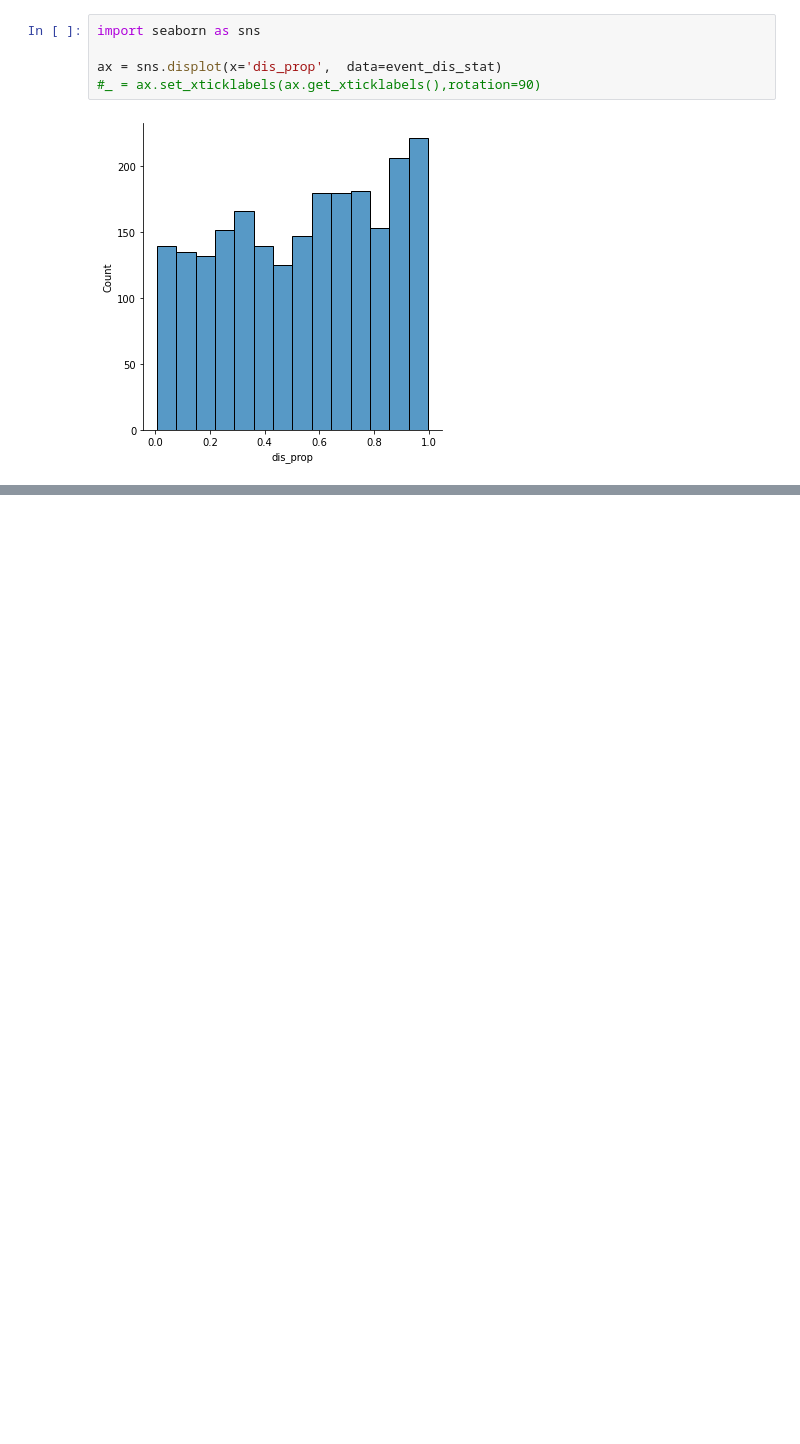
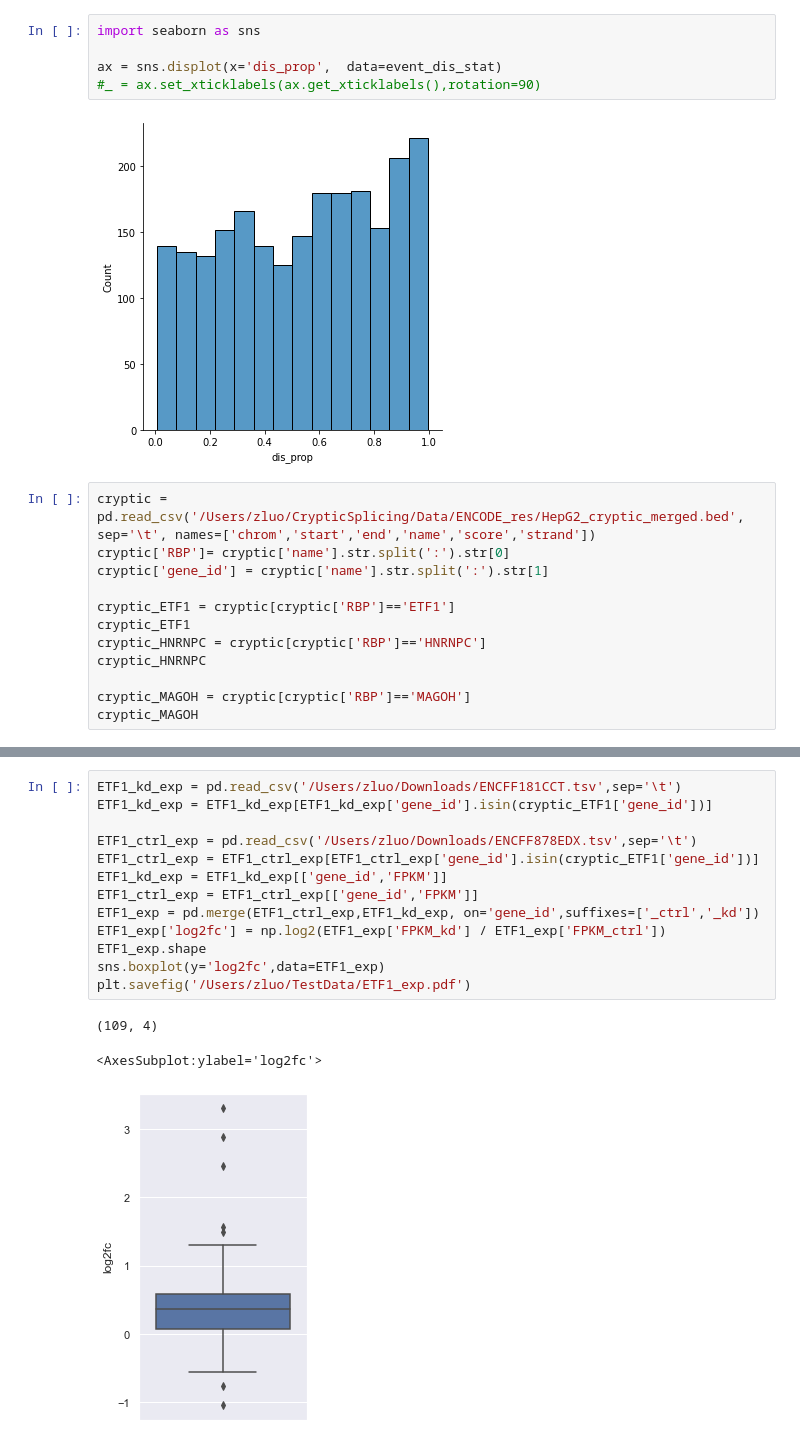
Before and after one commit to CrescentLuo/sequtils, a Jupyter notebook: TestNoteBook.ipynb, the cells around one changed output, grey strips where cells are left out. Drawn from its saved outputs; the diff is of its cells as text; blank space fills up the shorter version.

```diff
--- a/TestNoteBook.ipynb
+++ b/TestNoteBook.ipynb
@@ -182,3 +204,15 @@ ax = sns.displot(x='dis_prop',  data=event_dis_stat)
 #_ = ax.set_xticklabels(ax.get_xticklabels(),rotation=90)
 # %% [output]
 [figure]
+# %%
+cryptic = pd.read_csv('/Users/zluo/CrypticSplicing/Data/ENCODE_res/HepG2_cryptic_merged.bed', sep='\t', names=['chrom','start','end','name','score','strand'])
+cryptic['RBP']= cryptic['name'].str.split(':').str[0]
+cryptic['gene_id'] = cryptic['name'].str.split(':').str[1]
+
+cryptic_ETF1 = cryptic[cryptic['RBP']=='ETF1']
+cryptic_ETF1
+cryptic_HNRNPC = cryptic[cryptic['RBP']=='HNRNPC']
+cryptic_HNRNPC
+
+cryptic_MAGOH = cryptic[cryptic['RBP']=='MAGOH']
+cryptic_MAGOH
@@ -184,0 +233,17 @@ ax = sns.displot(x='dis_prop',  data=event_dis_stat)
+# %%
+ETF1_kd_exp = pd.read_csv('/Users/zluo/Downloads/ENCFF181CCT.tsv',sep='\t')
+ETF1_kd_exp = ETF1_kd_exp[ETF1_kd_exp['gene_id'].isin(cryptic_ETF1['gene_id'])]
+
+ETF1_ctrl_exp = pd.read_csv('/Users/zluo/Downloads/ENCFF878EDX.tsv',sep='\t')
+ETF1_ctrl_exp = ETF1_ctrl_exp[ETF1_ctrl_exp['gene_id'].isin(cryptic_ETF1['gene_id'])]
+ETF1_kd_exp = ETF1_kd_exp[['gene_id','FPKM']]
+ETF1_ctrl_exp = ETF1_ctrl_exp[['gene_id','FPKM']]
+ETF1_exp = pd.merge(ETF1_ctrl_exp,ETF1_kd_exp, on='gene_id',suffixes=['_ctrl','_kd'])
+ETF1_exp['log2fc'] = np.log2(ETF1_exp['FPKM_kd'] / ETF1_exp['FPKM_ctrl'])
+ETF1_exp.shape
+sns.boxplot(y='log2fc',data=ETF1_exp)
+plt.savefig('/Users/zluo/TestData/ETF1_exp.pdf')
+# %% [output]
+(109, 4)
+<AxesSubplot:ylabel='log2fc'>
+[figure, added]
```
Also changed, not shown: parts of 12 cells of this notebook, 2 other files.
